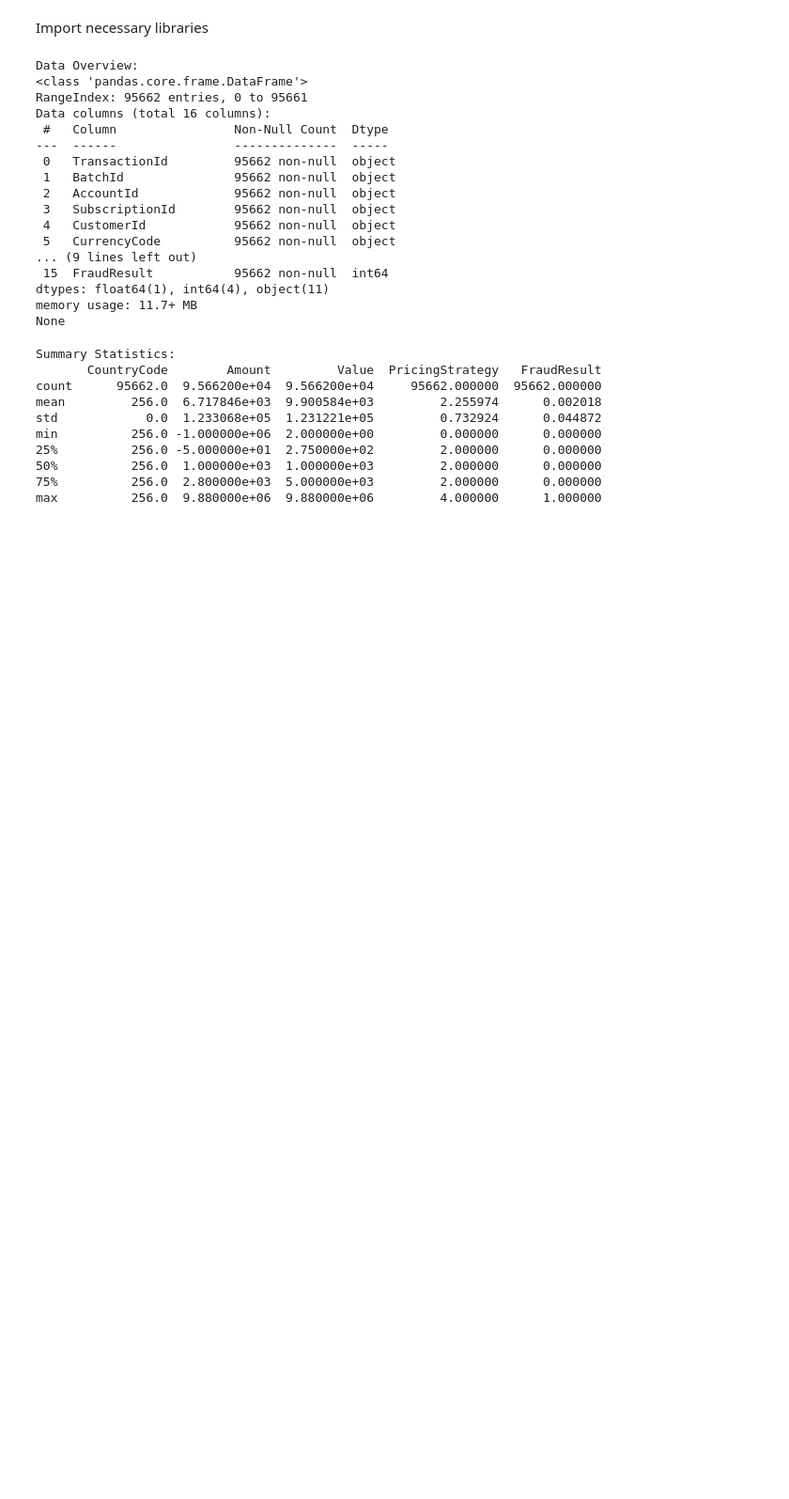
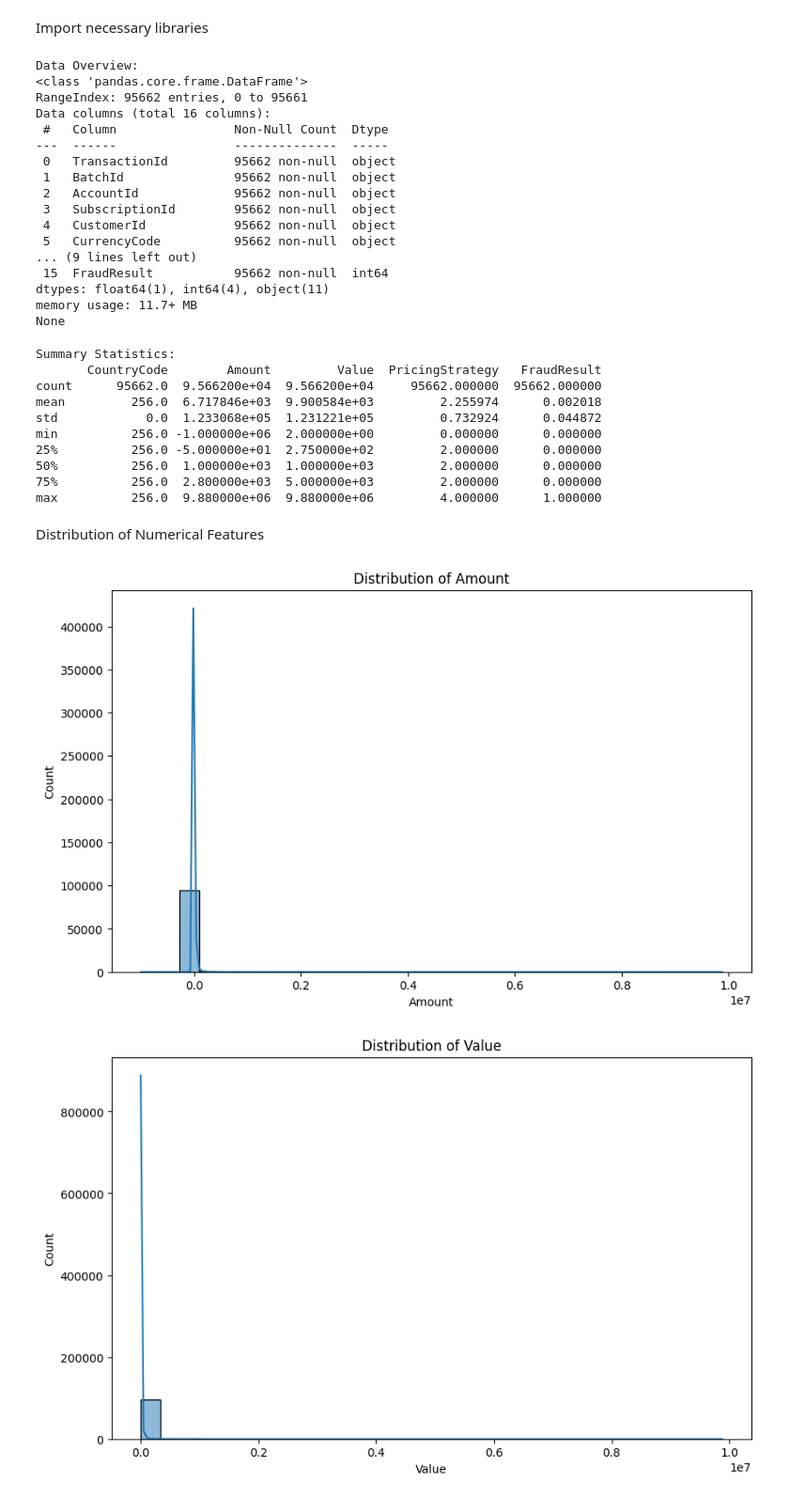
Before and after one commit to fro-su/Bati_Bank, a Jupyter notebook: notebooks/eda.ipynb, the cells around one changed output. Shown at 94% size. Drawn from its saved outputs; the diff is of its cells as text; code cells hidden in the pictures; blank space fills up the shorter version.

Commit message:
Distribution of Numerical Features

```diff
--- a/notebooks/eda.ipynb
+++ b/notebooks/eda.ipynb
@@ -43,3 +43,15 @@ min          256.0 -1.000000e+06  2.000000e+00         0.000000      0.000000
 50%          256.0  1.000000e+03  1.000000e+03         2.000000      0.000000
 75%          256.0  2.800000e+03  5.000000e+03         2.000000      0.000000
 max          256.0  9.880000e+06  9.880000e+06         4.000000      1.000000
+# %% [markdown]
+Distribution of Numerical Features
+# %%
+numerical_columns = ['Amount', 'Value']  # Add any other numerical columns you want to analyze
+for col in numerical_columns:
+    plt.figure(figsize=(10, 6))
+    sns.histplot(df[col], kde=True, bins=30)
+    plt.title(f'Distribution of {col}')
+    plt.show()
+# %% [output]
+[figure, added]
+[figure, added]
```
